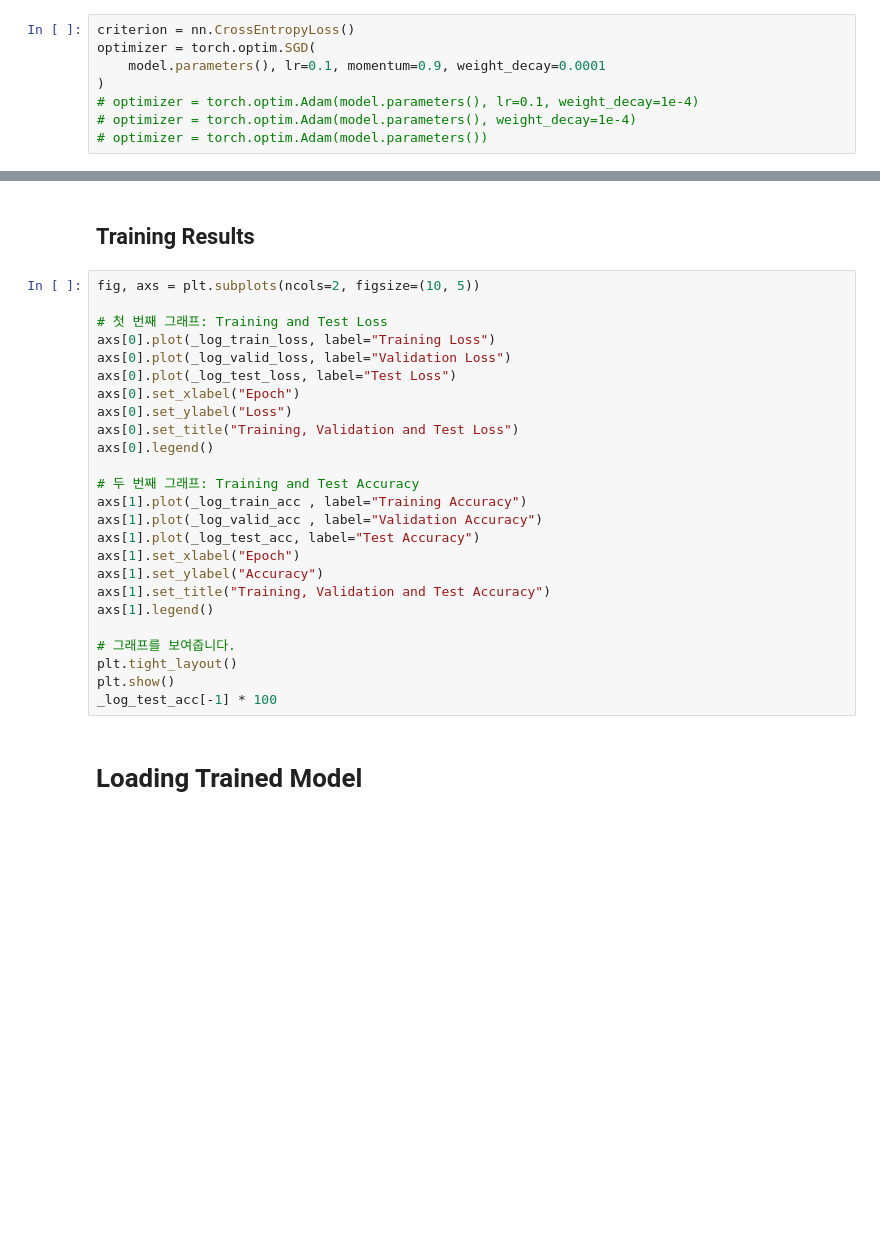
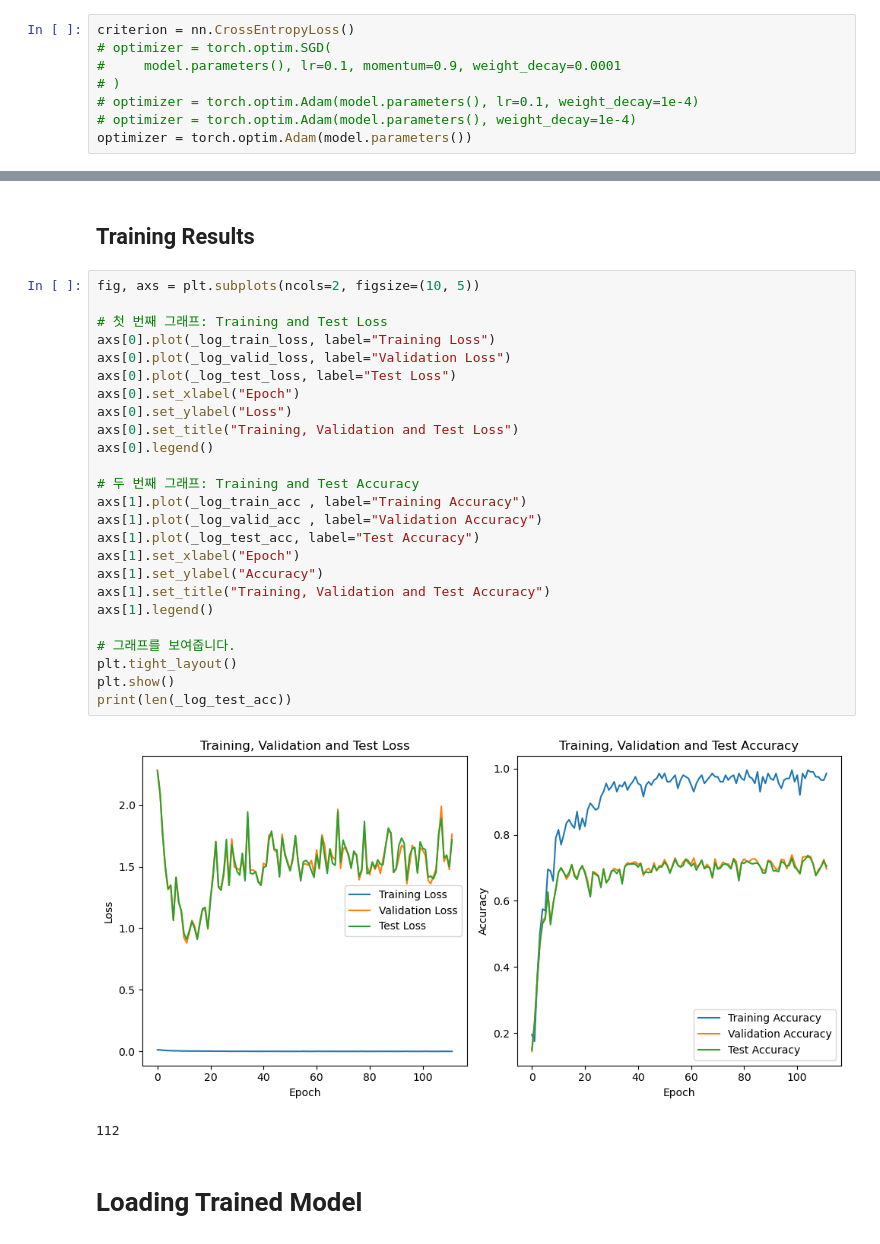
Before and after one commit to jiho264/Learn_pytorch, a Jupyter notebook: create_resnet.ipynb, the cells around one changed output, grey strips where cells are left out. Drawn from its saved outputs; the diff is of its cells as text; blank space fills up the shorter version.

```diff
--- a/create_resnet.ipynb
+++ b/create_resnet.ipynb
@@ -616,12 +556,12 @@ print(flop_count_table(flops))
 - Momentum = 0.9
 # %%
 criterion = nn.CrossEntropyLoss()
-optimizer = torch.optim.SGD(
-    model.parameters(), lr=0.1, momentum=0.9, weight_decay=0.0001
-)
+# optimizer = torch.optim.SGD(
+#     model.parameters(), lr=0.1, momentum=0.9, weight_decay=0.0001
+# )
 # optimizer = torch.optim.Adam(model.parameters(), lr=0.1, weight_decay=1e-4)
 # optimizer = torch.optim.Adam(model.parameters(), weight_decay=1e-4)
-# optimizer = torch.optim.Adam(model.parameters())
+optimizer = torch.optim.Adam(model.parameters())
 # %% [markdown]
 ## Define Early Stopping
 # %%
@@ -804,28 +800,31 @@ print("Saved PyTorch Model State to model.pth")
 # %%
 fig, axs = plt.subplots(ncols=2, figsize=(10, 5))
 
 # 첫 번째 그래프: Training and Test Loss
 axs[0].plot(_log_train_loss, label="Training Loss")
 axs[0].plot(_log_valid_loss, label="Validation Loss")
 axs[0].plot(_log_test_loss, label="Test Loss")
 axs[0].set_xlabel("Epoch")
 axs[0].set_ylabel("Loss")
 axs[0].set_title("Training, Validation and Test Loss")
 axs[0].legend()
 
 # 두 번째 그래프: Training and Test Accuracy
 axs[1].plot(_log_train_acc , label="Training Accuracy")
 axs[1].plot(_log_valid_acc , label="Validation Accuracy")
 axs[1].plot(_log_test_acc, label="Test Accuracy")
 axs[1].set_xlabel("Epoch")
 axs[1].set_ylabel("Accuracy")
 axs[1].set_title("Training, Validation and Test Accuracy")
 axs[1].legend()
 
 # 그래프를 보여줍니다.
 plt.tight_layout()
 plt.show()
-_log_test_acc[-1] * 100
+print(len(_log_test_acc))
+# %% [output]
+[figure, added]
+112
 # %% [markdown]
 # Loading Trained Model
 # %%
```
Also changed, not shown: parts of 9 cells of this notebook, 1 other file.
